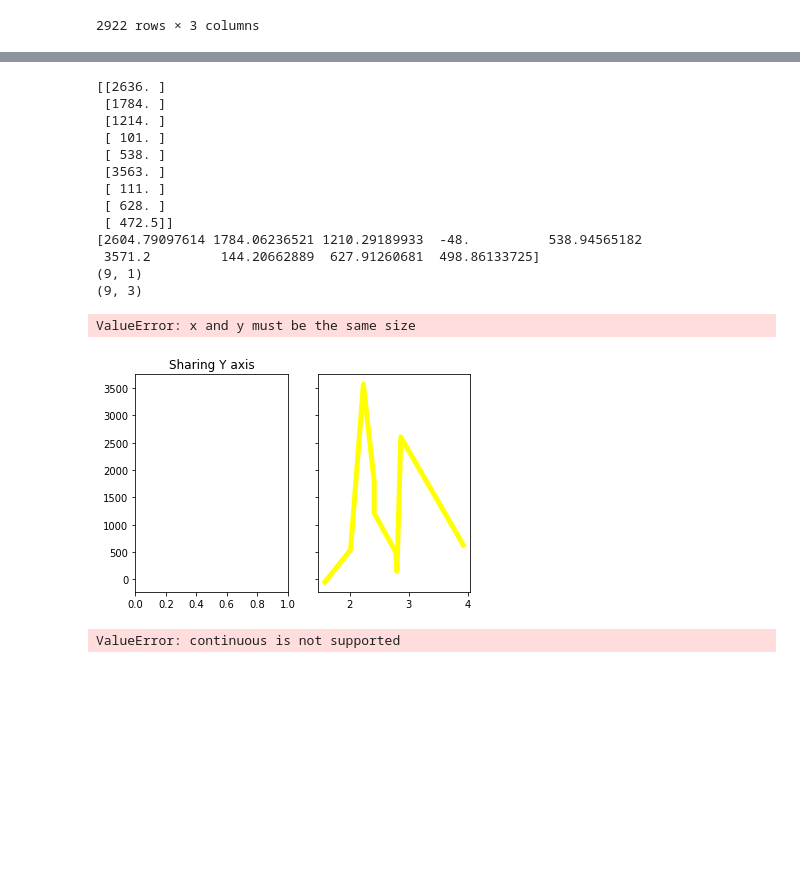
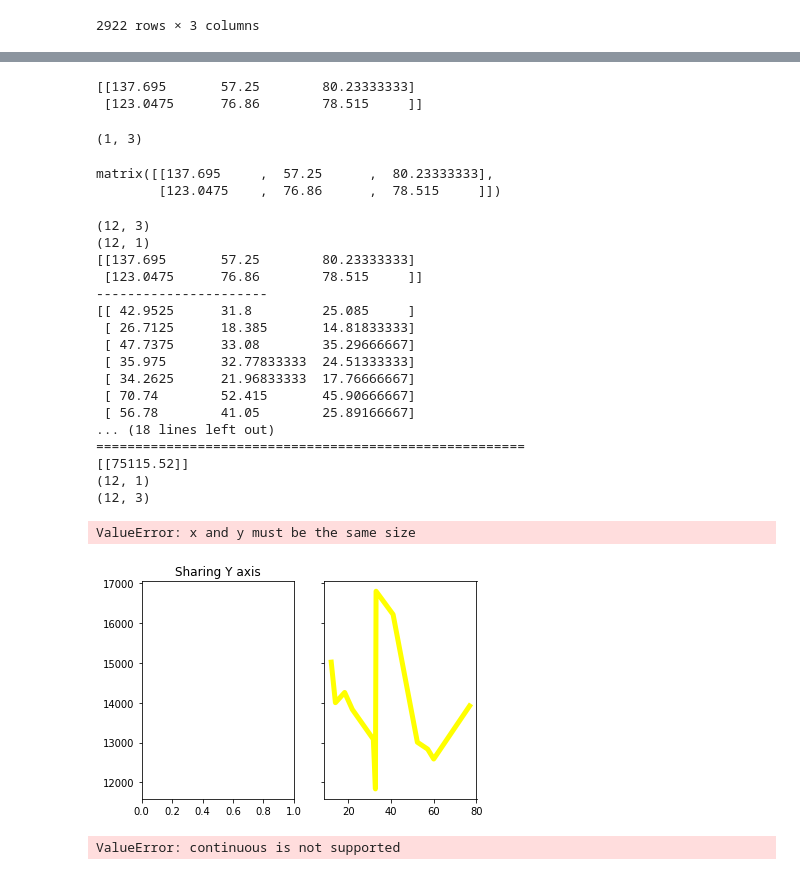
Before and after one commit to ProjectFace2/reservoirOutflow, a Jupyter notebook: KNN1.ipynb, the cells around one changed output, grey strips where cells are left out. Cells and saved outputs as stored; diff of their text form; code cells hidden in the pictures; blank space fills up the shorter version.

```diff
--- a/KNN1.ipynb
+++ b/KNN1.ipynb
@@ -244,0 +272,3 @@ def normalize(mcolB, max_val, min_val):
+# %%
+mcolA = x[:,0:3]
+mcolB = x[:,-1]
@@ -278,0 +324,7 @@ print(mcolB)
+# %%
+size_b = len(mcolB)
+#print(size_b)
+max_val = np.max(mcolB)
+min_val = np.min(mcolB)
+mcolB = mcolB.reshape(size_b,1)
+mcolB.shape
@@ -294,3 +348,17 @@ import numpy as np
+# %%
+q_point = q_point[:,0:3]
+q_point.shape
+print(q_point)
+q_point[0].shape
+# %% [output]
+[[137.695       57.25        80.23333333]
+ [123.0475      76.86        78.515     ]]
+(1, 3)
+# %%
+q_point[:,0:4]
+# %% [output]
+matrix([[137.695     ,  57.25      ,  80.23333333],
+        [123.0475    ,  76.86      ,  78.515     ]])
 # %%
 def lwr(inp, out, k):
     m,n = np.shape(inp)
@@ -300,6 +368,14 @@ def lwr(inp, out, k):
         ypred[i] = inp[i] * beta(inp[i], inp, out, k)
     #print("The final prediction is :",ypred)
     return ypred
+# %%
+def lwr1(x0, inp, out, k):
+    m,n = np.shape(inp)
+    ypred = np.zeros(m)
+
+    ypred = x0 * beta(x0, inp, out, k)
+    #print("The final prediction is :",ypred)
+    return ypred
 # %%
 def beta(point, inp, out, k):
     wt = kernal(point, inp, k)
@@ -333,42 +411,58 @@ def kernal(point, inp, k):
     return weights
 # %%
 #mcolB = normalized_tar_val
-ypred = lwr(inp_matrix, mcolB, 0.4)
+print(inp_matrix.shape)
+print(mcolB.shape)
+print(q_point)
+print("----------------------")
+print(inp_matrix)
+print("-----------------------------------------------")
+#ypred = lwr(inp_matrix, mcolB, 6)
+for i in range(len(q_point)):
+
+    ypred1 = lwr1(q_point[i], inp_matrix, mcolB, 7.19)
+ypred = np.array(ypred)
 print(mcolB)
 #print(normalized_tar_val)
-print(ypred)
+#print(ypred)
+print("=======================================================")
+print(ypred1)
 print(np.shape(mcolB))
 
 xsort = inp_matrix.copy()
 xsort.sort(axis = 0)
 print(np.shape(mcolA))
 
 f, (ax1, ax2) = pt.subplots(1, 2, sharey=True)
 pt.plot(xsort[:,1],ypred[mcolA[:,1].argsort(0)],color = 'yellow',linewidth = 5)#ypred[X[:, 1].argsort(0)]
 ax1.set_title('Sharing Y axis')
 ax2.scatter(mcolA, mcolB)
 
 pt.scatter(mcolA,mcolB,color = 'blue')
 pt.plot(xsort[:,1],ypred[mcolA[:,1].argsort(0)],color = 'yellow',linewidth = 5)#ypred[X[:, 1].argsort(0)]
 #pt.plot(xsort[:, 1], ypred[X[:, 1].argsort(0)], color='yellow', linewidth=5)
 pt.xlabel('MADIKERI')
 pt.ylabel('Inflow')
 # %% [output]
-[[2636. ]
- [1784. ]
- [1214. ]
- [ 101. ]
- [ 538. ]
- [3563. ]
- [ 111. ]
- [ 628. ]
- [ 472.5]]
-[2604.79097614 1784.06236521 1210.29189933  -48.          538.94565182
- 3571.2         144.20662889  627.91260681  498.86133725]
-(9, 1)
-(9, 3)
+(12, 3)
+(12, 1)
+[[137.695       57.25        80.23333333]
+ [123.0475      76.86        78.515     ]]
+----------------------
+[[ 42.9525      31.8         25.085     ]
+ [ 26.7125      18.385       14.81833333]
+ [ 47.7375      33.08        35.29666667]
+ [ 35.975       32.77833333  24.51333333]
+ [ 34.2625      21.96833333  17.76666667]
+ [ 70.74        52.415       45.90666667]
+ [ 56.78        41.05        25.89166667]
+... (18 lines left out)
+=======================================================
+[[75115.52]]
+(12, 1)
+(12, 3)
 ValueError: x and y must be the same size
-[figure, old version]
+[figure, new version]
 # %%
 from sklearn import metrics
 # %%
```
Also changed, not shown: parts of 26 cells of this notebook.
